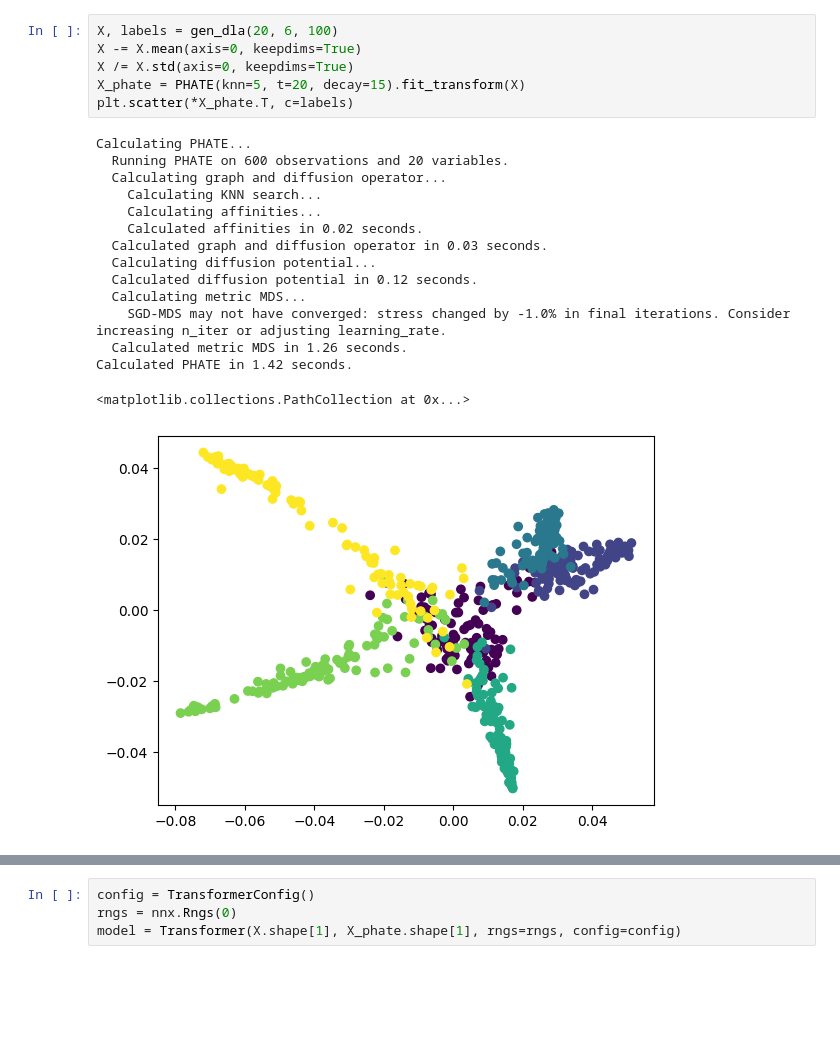
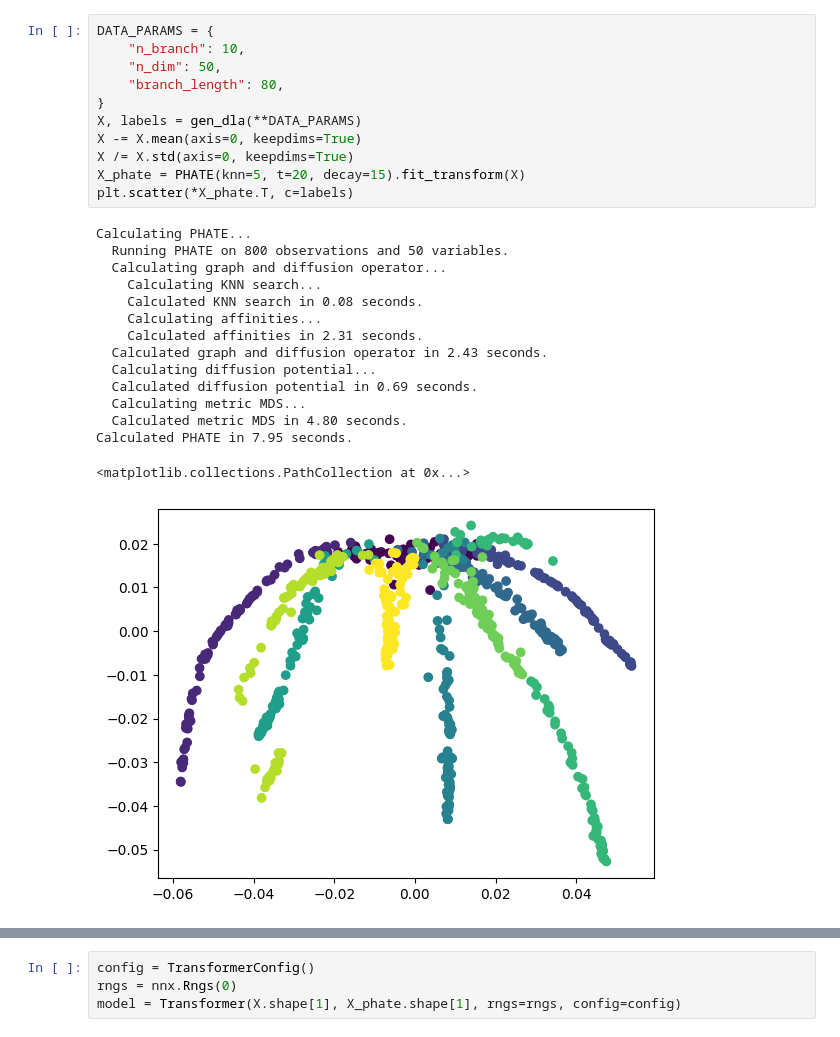
Before and after one commit to theo-long/uPHATE, a Jupyter notebook: notebooks/nn_surrogate.ipynb, the cells around one changed output, grey strips where cells are left out. Drawn from its saved outputs; the diff is of its cells as text; blank space fills up the shorter version.

```diff
--- a/notebooks/nn_surrogate.ipynb
+++ b/notebooks/nn_surrogate.ipynb
@@ -20,22 +11,27 @@ RuntimeError: jaxlib/cuda/versions_helpers.cc:113: operation cuInit(0) failed: C
 # %%
-X, labels = gen_dla(20, 6, 100)
+DATA_PARAMS = {
+    "n_branch": 10,
+    "n_dim": 50,
+    "branch_length": 80,
+}
+X, labels = gen_dla(**DATA_PARAMS)
 X -= X.mean(axis=0, keepdims=True)
 X /= X.std(axis=0, keepdims=True)
 X_phate = PHATE(knn=5, t=20, decay=15).fit_transform(X)
 plt.scatter(*X_phate.T, c=labels)
 # %% [output]
 Calculating PHATE...
-  Running PHATE on 600 observations and 20 variables.
+  Running PHATE on 800 observations and 50 variables.
   Calculating graph and diffusion operator...
     Calculating KNN search...
+    Calculated KNN search in 0.08 seconds.
     Calculating affinities...
-    Calculated affinities in 0.02 seconds.
-  Calculated graph and diffusion operator in 0.03 seconds.
+    Calculated affinities in 2.31 seconds.
+  Calculated graph and diffusion operator in 2.43 seconds.
   Calculating diffusion potential...
-  Calculated diffusion potential in 0.12 seconds.
+  Calculated diffusion potential in 0.69 seconds.
   Calculating metric MDS...
-    SGD-MDS may not have converged: stress changed by -1.0% in final iterations. Consider increasing n_iter or adjusting learning_rate.
-  Calculated metric MDS in 1.26 seconds.
-Calculated PHATE in 1.42 seconds.
+  Calculated metric MDS in 4.80 seconds.
+Calculated PHATE in 7.95 seconds.
 <matplotlib.collections.PathCollection at 0x...>
-[figure, old version]
+[figure, new version]
```
Also changed, not shown: parts of 6 cells of this notebook, 1 other file.
